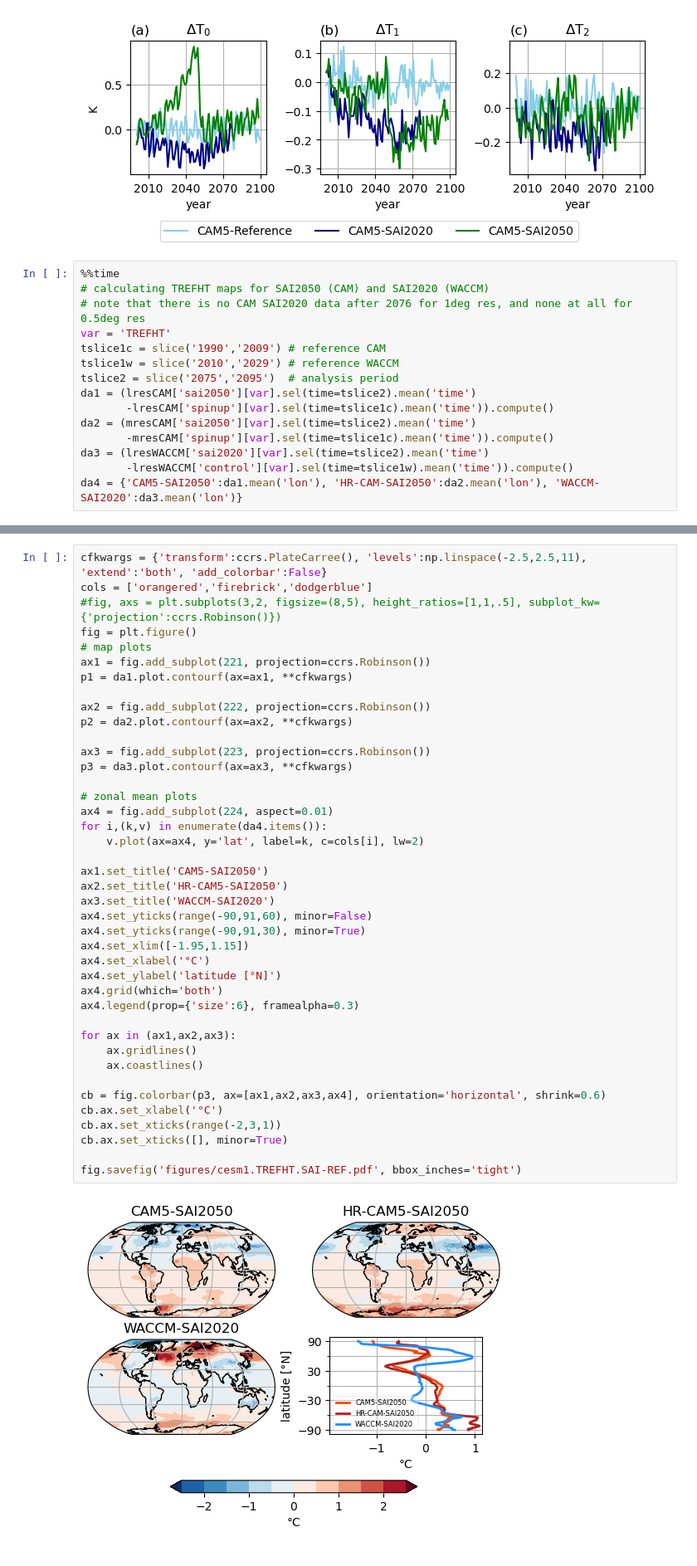
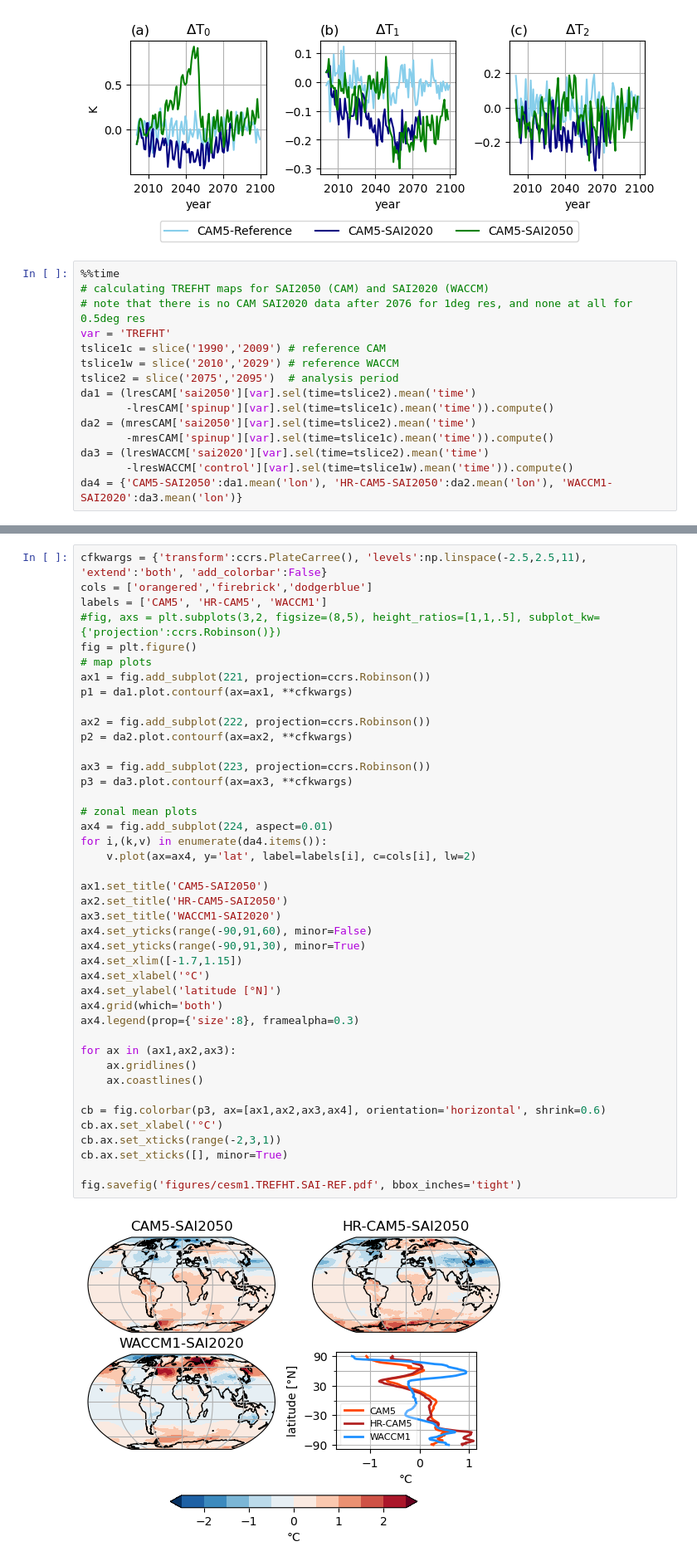
Before and after one commit to JdeJong96/CESM-CAM_SAI, a Jupyter notebook: results/CESM1.0.4results.ipynb, the cells around one changed output, grey strips where cells are left out. Shown at 83% size. Cells and saved outputs as stored; diff of their text form.

```diff
--- a/results/CESM1.0.4results.ipynb
+++ b/results/CESM1.0.4results.ipynb
@@ -370,5 +369,5 @@ da2 = (mresCAM['sai2050'][var].sel(time=tslice2).mean('time')
        -mresCAM['spinup'][var].sel(time=tslice1c).mean('time')).compute()
 da3 = (lresWACCM['sai2020'][var].sel(time=tslice2).mean('time')
        -lresWACCM['control'][var].sel(time=tslice1w).mean('time')).compute()
-da4 = {'CAM5-SAI2050':da1.mean('lon'), 'HR-CAM-SAI2050':da2.mean('lon'), 'WACCM-SAI2020':da3.mean('lon')}
+da4 = {'CAM5-SAI2050':da1.mean('lon'), 'HR-CAM5-SAI2050':da2.mean('lon'), 'WACCM1-SAI2020':da3.mean('lon')}
 # %% [output]
@@ -377,6 +376,7 @@ Wall time: 6.4 s
 # %%
 cfkwargs = {'transform':ccrs.PlateCarree(), 'levels':np.linspace(-2.5,2.5,11), 'extend':'both', 'add_colorbar':False}
 cols = ['orangered','firebrick','dodgerblue']
+labels = ['CAM5', 'HR-CAM5', 'WACCM1']
 #fig, axs = plt.subplots(3,2, figsize=(8,5), height_ratios=[1,1,.5], subplot_kw={'projection':ccrs.Robinson()})
 fig = plt.figure()
 # map plots
@@ -385,38 +385,38 @@ p1 = da1.plot.contourf(ax=ax1, **cfkwargs)
 
 ax2 = fig.add_subplot(222, projection=ccrs.Robinson())
 p2 = da2.plot.contourf(ax=ax2, **cfkwargs)
 
 ax3 = fig.add_subplot(223, projection=ccrs.Robinson())
 p3 = da3.plot.contourf(ax=ax3, **cfkwargs)
 
 # zonal mean plots
 ax4 = fig.add_subplot(224, aspect=0.01)
 for i,(k,v) in enumerate(da4.items()):
-    v.plot(ax=ax4, y='lat', label=k, c=cols[i], lw=2)
+    v.plot(ax=ax4, y='lat', label=labels[i], c=cols[i], lw=2)
 
 ax1.set_title('CAM5-SAI2050')
 ax2.set_title('HR-CAM5-SAI2050')
-ax3.set_title('WACCM-SAI2020')
+ax3.set_title('WACCM1-SAI2020')
 ax4.set_yticks(range(-90,91,60), minor=False)
 ax4.set_yticks(range(-90,91,30), minor=True)
-ax4.set_xlim([-1.95,1.15])
+ax4.set_xlim([-1.7,1.15])
 ax4.set_xlabel('°C')
 ax4.set_ylabel('latitude [°N]')
 ax4.grid(which='both')
-ax4.legend(prop={'size':6}, framealpha=0.3)
+ax4.legend(prop={'size':8}, framealpha=0.3)
 
 for ax in (ax1,ax2,ax3):
     ax.gridlines()
     ax.coastlines()
 
 cb = fig.colorbar(p3, ax=[ax1,ax2,ax3,ax4], orientation='horizontal', shrink=0.6)
 cb.ax.set_xlabel('°C')
 cb.ax.set_xticks(range(-2,3,1))
 cb.ax.set_xticks([], minor=True)
 
 fig.savefig('figures/cesm1.TREFHT.SAI-REF.pdf', bbox_inches='tight')
 # %% [output]
-[figure, old version]
+[figure, new version]
 # %%
 %%time
 # calculating TREFHT maps for SAI2050 (CAM) and SAI2020 (WACCM)
```
Also changed, not shown: parts of 5 cells of this notebook, 6 other files.
